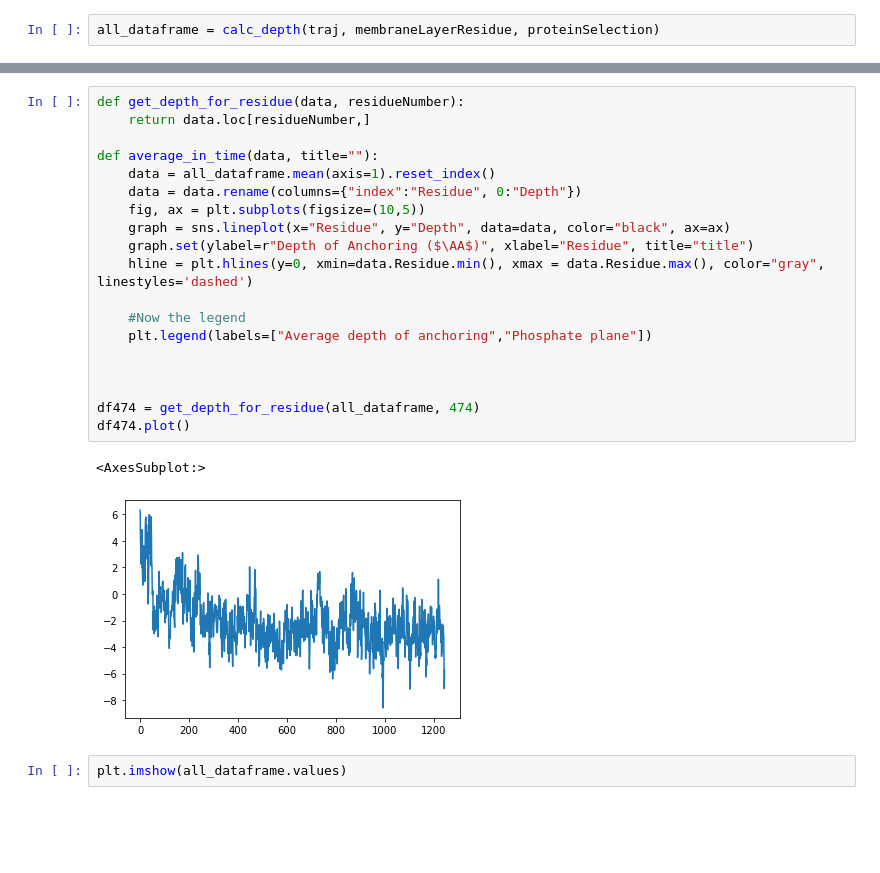
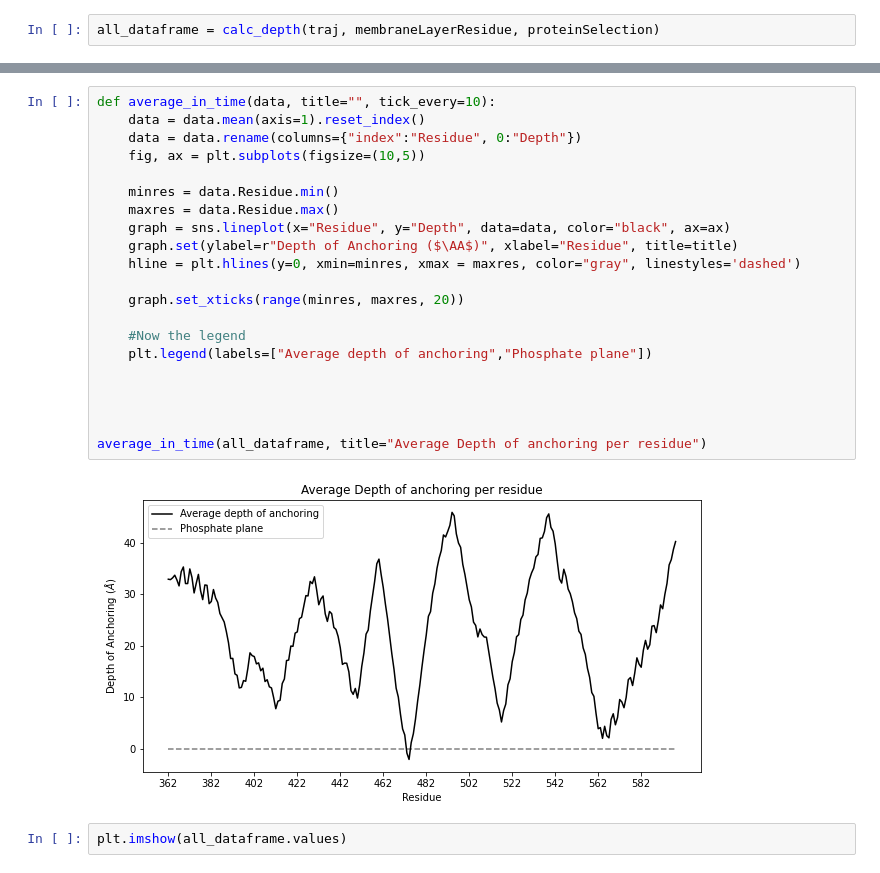
Before and after one commit to tubiana/analysisMDnotebooks, a Jupyter notebook: membrane_depth.ipynb, the cells around one changed output, grey strips where cells are left out. Drawn from its saved outputs; the diff is of its cells as text; blank space fills up the shorter version.

Commit message:
xticks are now customizable.

```diff
--- a/membrane_depth.ipynb
+++ b/membrane_depth.ipynb
@@ -58,25 +67,26 @@ all_dataframe = calc_depth(traj, membraneLayerResidue, proteinSelection)
 # %%
-def get_depth_for_residue(data, residueNumber):
-    return data.loc[residueNumber,]
-
-def average_in_time(data, title=""):
-    data = all_dataframe.mean(axis=1).reset_index()
+def average_in_time(data, title="", tick_every=10):
+    data = data.mean(axis=1).reset_index()
     data = data.rename(columns={"index":"Residue", 0:"Depth"})
     fig, ax = plt.subplots(figsize=(10,5))
+
+    minres = data.Residue.min()
+    maxres = data.Residue.max()
     graph = sns.lineplot(x="Residue", y="Depth", data=data, color="black", ax=ax)
-    graph.set(ylabel=r"Depth of Anchoring ($\AA$)", xlabel="Residue", title="title")
-    hline = plt.hlines(y=0, xmin=data.Residue.min(), xmax = data.Residue.max(), color="gray", linestyles='dashed')
+    graph.set(ylabel=r"Depth of Anchoring ($\AA$)", xlabel="Residue", title=title)
+    hline = plt.hlines(y=0, xmin=minres, xmax = maxres, color="gray", linestyles='dashed')
+
+    graph.set_xticks(range(minres, maxres, 20))
 
     #Now the legend
     plt.legend(labels=["Average depth of anchoring","Phosphate plane"])
 
 
 
-df474 = get_depth_for_residue(all_dataframe, 474)
-df474.plot()
+
+average_in_time(all_dataframe, title="Average Depth of anchoring per residue")
 # %% [output]
-<AxesSubplot:>
-[figure, old version]
+[figure, new version]
 # %%
 plt.imshow(all_dataframe.values)
 # %% [output]
```
Also changed, not shown: parts of 3 cells of this notebook.
